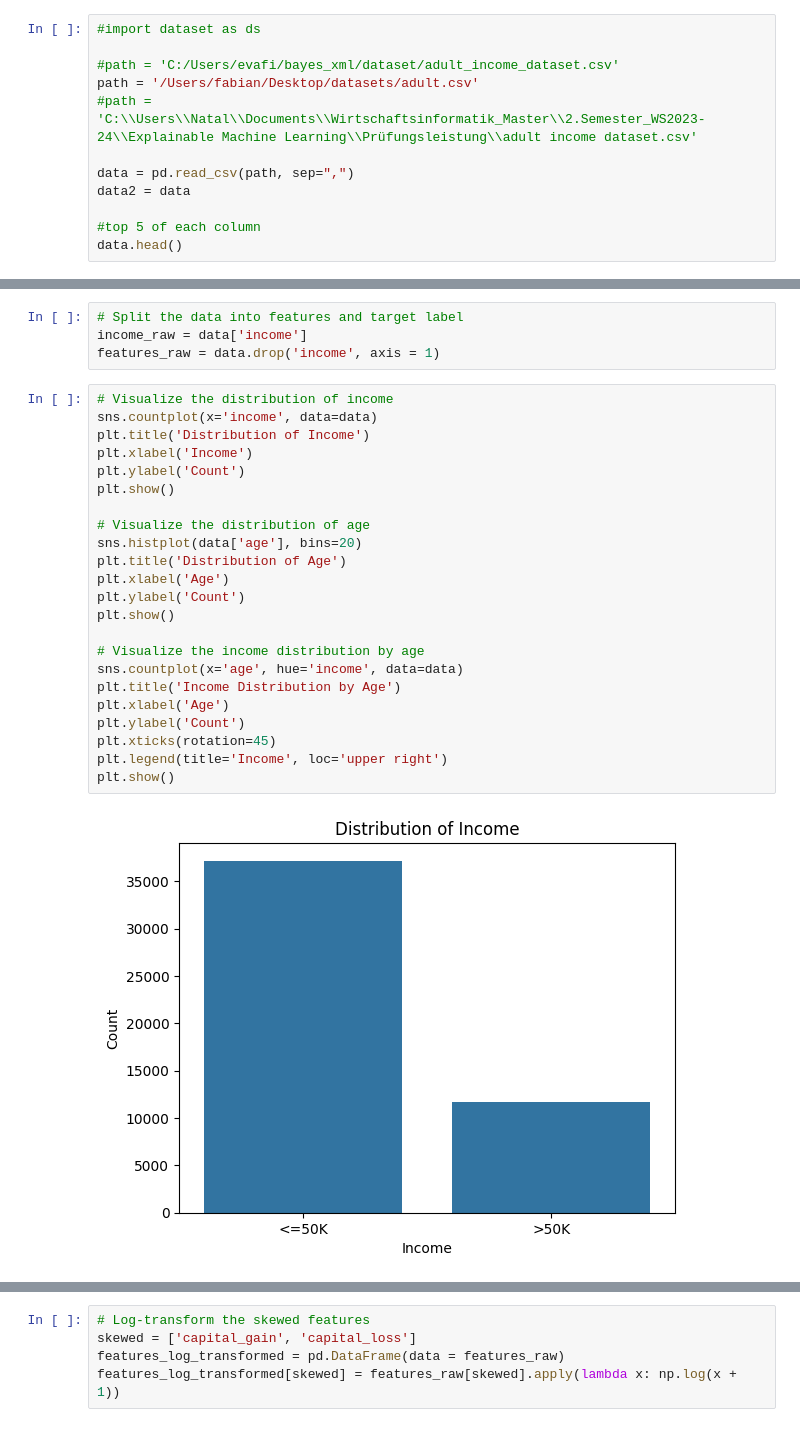
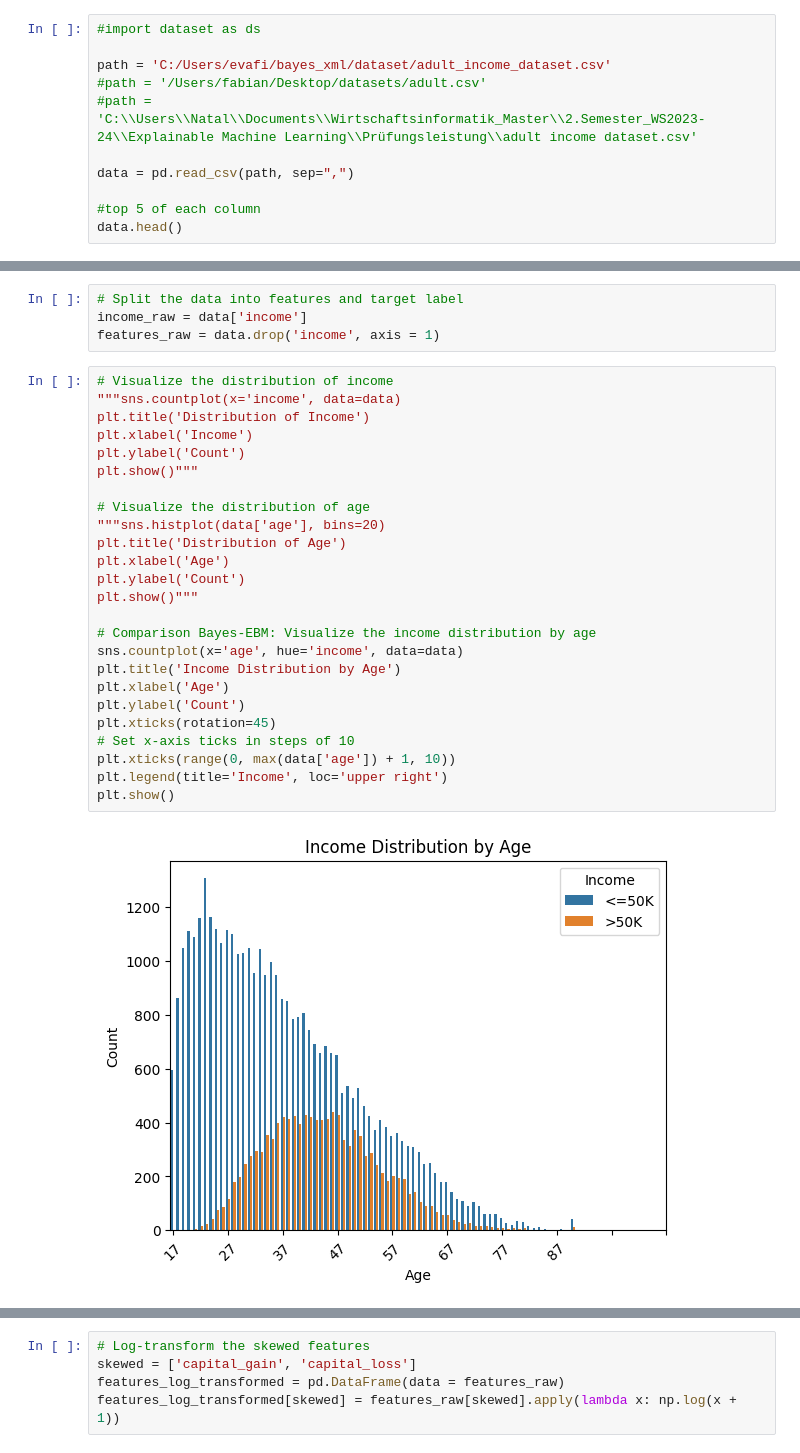
Before and after one commit to eva-f00/bayes_xml, a Jupyter notebook: Naive Bayes Classifier.ipynb, the cells around one changed output, grey strips where cells are left out. Saved outputs shown, nothing was run; the diff lists cells and outputs as text.

Commit message:
Updates Histograms

```diff
--- a/Naive Bayes Classifier.ipynb
+++ b/Naive Bayes Classifier.ipynb
@@ -61,12 +61,11 @@ import scipy.stats as stats
 # %%
 #import dataset as ds
 
-#path = 'C:/Users/evafi/bayes_xml/dataset/adult_income_dataset.csv'
-path = '/Users/fabian/Desktop/datasets/adult.csv'
+path = 'C:/Users/evafi/bayes_xml/dataset/adult_income_dataset.csv'
+#path = '/Users/fabian/Desktop/datasets/adult.csv'
 #path = 'C:\\Users\\Natal\\Documents\\Wirtschaftsinformatik_Master\\2.Semester_WS2023-24\\Explainable Machine Learning\\Prüfungsleistung\\adult income dataset.csv'
 
 data = pd.read_csv(path, sep=",")
-data2 = data
 
 #top 5 of each column
 data.head()
@@ -345,26 +293,28 @@ income_raw = data['income']
 features_raw = data.drop('income', axis = 1)
 # %%
 # Visualize the distribution of income
-sns.countplot(x='income', data=data)
+"""sns.countplot(x='income', data=data)
 plt.title('Distribution of Income')
 plt.xlabel('Income')
 plt.ylabel('Count')
-plt.show()
+plt.show()"""
 
 # Visualize the distribution of age
-sns.histplot(data['age'], bins=20)
+"""sns.histplot(data['age'], bins=20)
 plt.title('Distribution of Age')
 plt.xlabel('Age')
 plt.ylabel('Count')
-plt.show()
+plt.show()"""
 
-# Visualize the income distribution by age
+# Comparison Bayes-EBM: Visualize the income distribution by age
 sns.countplot(x='age', hue='income', data=data)
 plt.title('Income Distribution by Age')
 plt.xlabel('Age')
 plt.ylabel('Count')
 plt.xticks(rotation=45)
+# Set x-axis ticks in steps of 10
+plt.xticks(range(0, max(data['age']) + 1, 10))
 plt.legend(title='Income', loc='upper right')
 plt.show()
 # %% [output]
-[figure, old version]
+[figure, new version]
```
Also changed, not shown: parts of 20 cells of this notebook.
